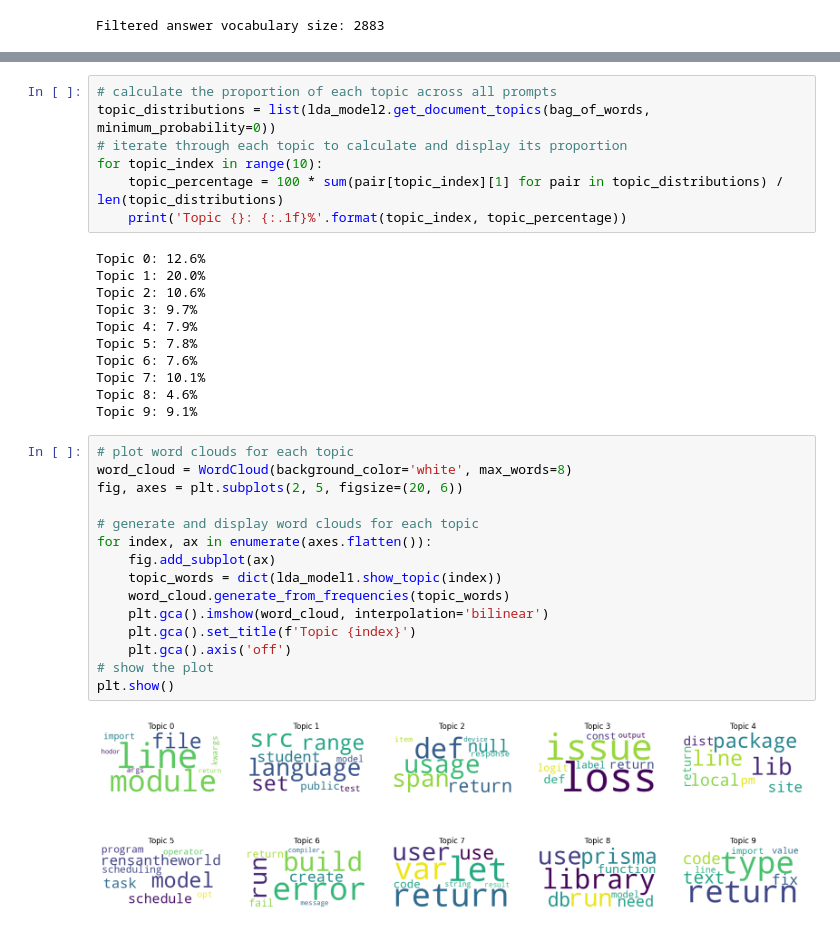
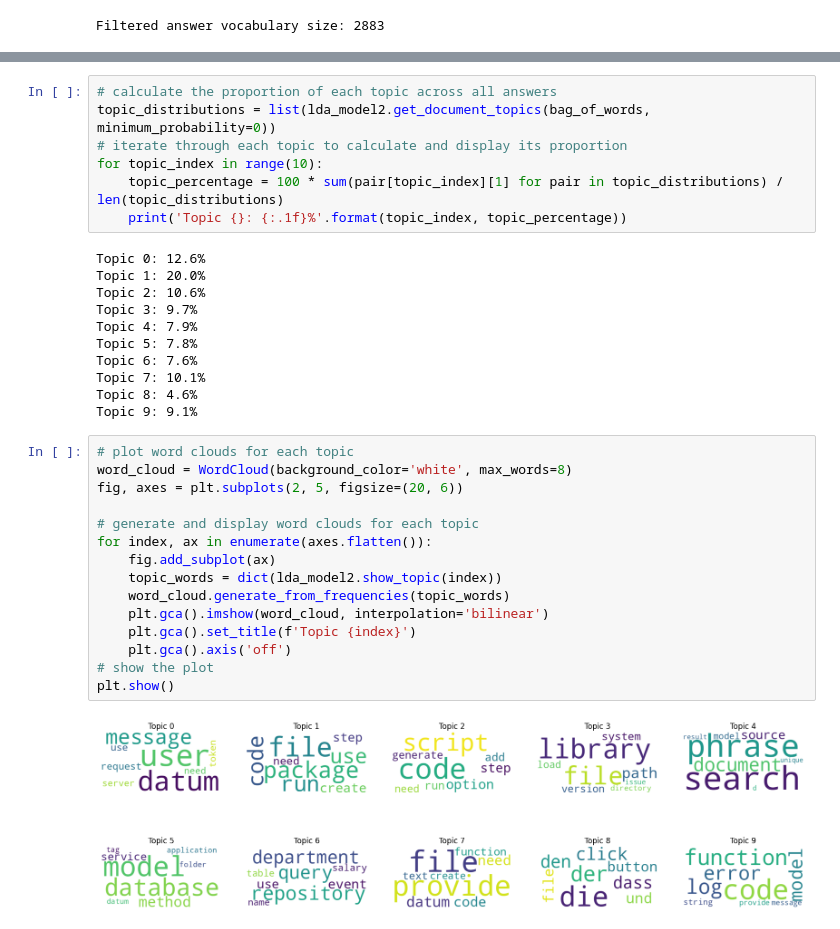
Before and after one commit to VidalTinoco/d542_group6, a Jupyter notebook: RQ1/RQ1.ipynb, the cells around one changed output, grey strips where cells are left out. Drawn from its saved outputs; the diff is of its cells as text.

```diff
--- a/RQ1/RQ1.ipynb
+++ b/RQ1/RQ1.ipynb
@@ -168,7 +170,7 @@ lda_model2.print_topics()
  (9,
   '0.032*"code" + 0.018*"function" + 0.016*"log" + 0.014*"error" + 0.012*"model" + 0.009*"string" + 0.008*"provide" + 0.008*"message" + 0.008*"use" + 0.007*"check"')]
 # %%
-# calculate the proportion of each topic across all prompts
+# calculate the proportion of each topic across all answers
 topic_distributions = list(lda_model2.get_document_topics(bag_of_words, minimum_probability=0))
 # iterate through each topic to calculate and display its proportion
 for topic_index in range(10):
@@ -188,17 +190,17 @@ Topic 9: 9.1%
 # %%
 # plot word clouds for each topic
 word_cloud = WordCloud(background_color='white', max_words=8)
 fig, axes = plt.subplots(2, 5, figsize=(20, 6))
 
 # generate and display word clouds for each topic
 for index, ax in enumerate(axes.flatten()):
     fig.add_subplot(ax)
-    topic_words = dict(lda_model1.show_topic(index))
+    topic_words = dict(lda_model2.show_topic(index))
     word_cloud.generate_from_frequencies(topic_words)
     plt.gca().imshow(word_cloud, interpolation='bilinear')
     plt.gca().set_title(f'Topic {index}')
     plt.gca().axis('off')
 # show the plot
 plt.show()
 # %% [output]
-[figure, old version]
+[figure, new version]
```
Also changed, not shown: parts of 4 cells of this notebook.
